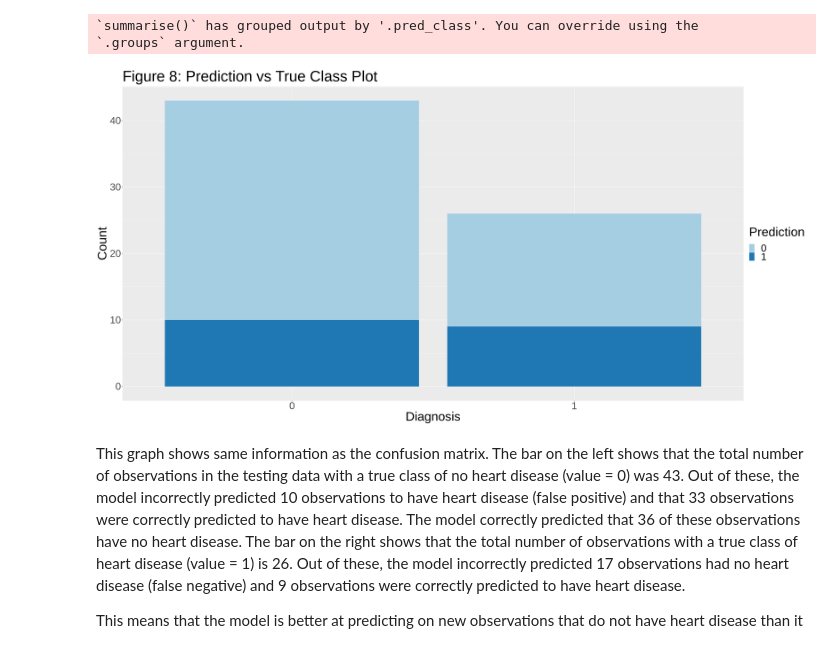
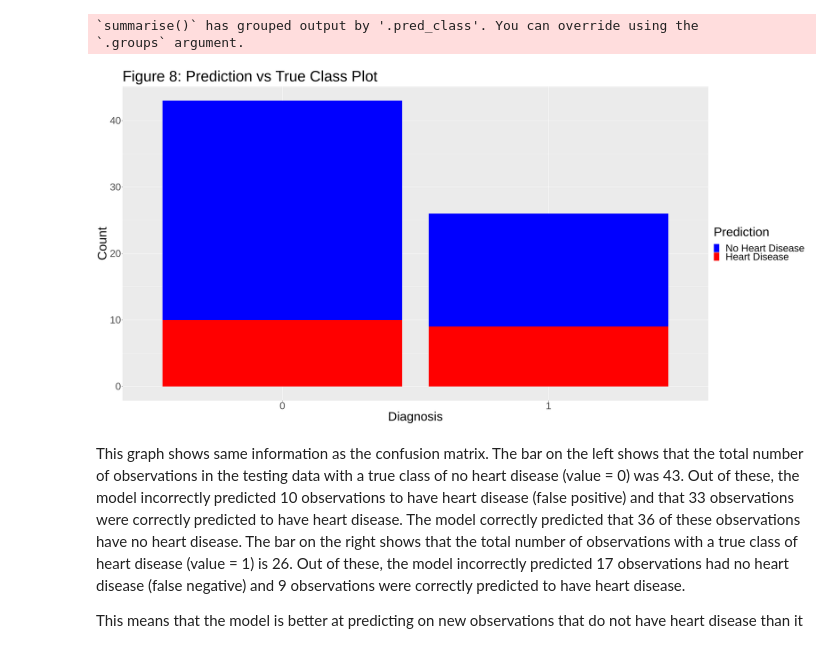
Before and after one commit to julieklipp/Project-Proposal, a Jupyter notebook: Project Report Final.ipynb, the cells around one changed output. Saved outputs shown, nothing was run; the diff lists cells and outputs as text; code cells hidden in the pictures.

```diff
--- a/Project Report Final.ipynb
+++ b/Project Report Final.ipynb
@@ -435,16 +453,24 @@ conf_table <- heart_test_preds|>
 # %%
 library(RColorBrewer)
 # %%
+# conf_plot <- conf_table|>
+#     ggplot(aes(x = diagnosis, y = count, fill = .pred_class))+
+#     geom_bar(stat = "identity")+
+#     labs(x = "Diagnosis", y = "Count", fill = "Prediction")+
+#     ggtitle("Figure 8: Prediction vs True Class Plot")+
+#     scale_fill_brewer(palette = "Paired")+
+#     theme(text = element_text(size = 38))
+# conf_plot
 conf_plot <- conf_table|>
     ggplot(aes(x = diagnosis, y = count, fill = .pred_class))+
     geom_bar(stat = "identity")+
     labs(x = "Diagnosis", y = "Count", fill = "Prediction")+
     ggtitle("Figure 8: Prediction vs True Class Plot")+
-    scale_fill_brewer(palette = "Paired")+
+    scale_fill_manual(labels = c("No Heart Disease", "Heart Disease"), values = c("blue", "red")) +
     theme(text = element_text(size = 38))
 conf_plot
 # %% [output]
-[figure, old version]
+[figure, new version]
 # %% [markdown]
 This graph shows same information as the confusion matrix. The bar on the left shows that the total number of observations in the testing data with a true class of no heart disease (value = 0) was 43. Out of these, the model incorrectly predicted 10 observations to have heart disease (false positive) and that 33 observations were correctly predicted to have heart disease. The model correctly predicted that 36 of these observations have no heart disease. The bar on the right shows that the total number of observations with a true class of heart disease (value = 1) is 26. Out of these, the model incorrectly predicted 17 observations had no heart disease (false negative) and 9 observations were correctly predicted to have heart disease.
 
```
Also changed, not shown: parts of 2 cells of this notebook.
